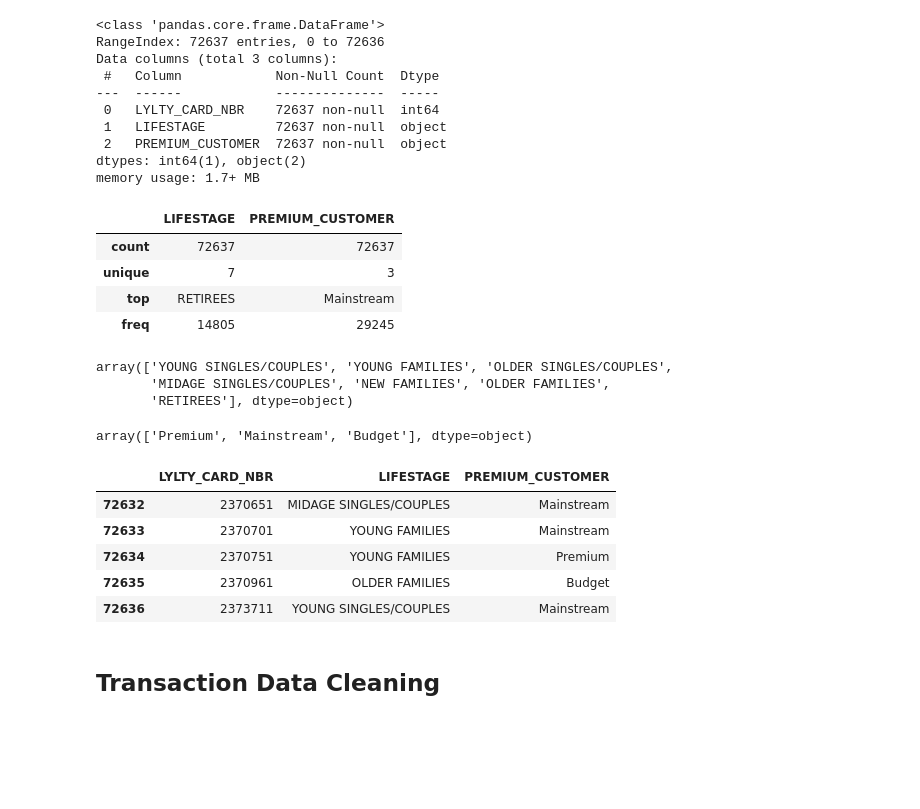
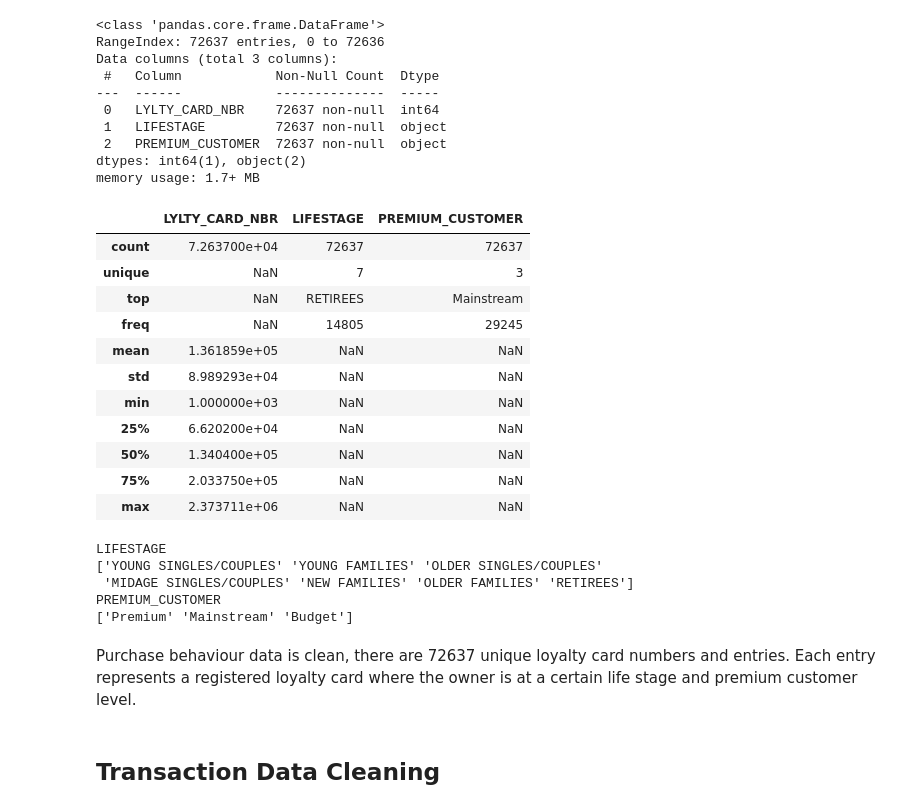
Before and after one commit to hrule/Quantium-Data-Analysis, a Jupyter notebook: Task 1/task1.ipynb, the cells around one changed output. Cells and saved outputs as stored; diff of their text form; code cells hidden in the pictures; blank space fills up the shorter version.

```diff
--- a/Task 1/task1.ipynb
+++ b/Task 1/task1.ipynb
@@ -35,36 +39,38 @@ Data columns (total 3 columns):
 dtypes: int64(1), object(2)
 memory usage: 1.7+ MB
 # %%
-purchase_behaviour.describe(include=["O"])
+purchase_behaviour.describe(include='all')
 # %% [output]
-|  | LIFESTAGE | PREMIUM_CUSTOMER |
-| count | 72637 | 72637 |
-| unique | 7 | 3 |
-| top | RETIREES | Mainstream |
-| freq | 14805 | 29245 |
+|  | LYLTY_CARD_NBR | LIFESTAGE | PREMIUM_CUSTOMER |
+| count | 7.263700e+04 | 72637 | 72637 |
+| unique | NaN | 7 | 3 |
+| top | NaN | RETIREES | Mainstream |
+| freq | NaN | 14805 | 29245 |
+| mean | 1.361859e+05 | NaN | NaN |
+| std | 8.989293e+04 | NaN | NaN |
+| min | 1.000000e+03 | NaN | NaN |
+| 25% | 6.620200e+04 | NaN | NaN |
+| 50% | 1.340400e+05 | NaN | NaN |
+| 75% | 2.033750e+05 | NaN | NaN |
+| max | 2.373711e+06 | NaN | NaN |
 # %%
 for col in purchase_behaviour.columns:
     if purchase_behaviour[col].hasnans:
         print(col)
+
+print("LIFESTAGE")
+print(purchase_behaviour['LIFESTAGE'].unique())
+
+print("PREMIUM_CUSTOMER")
+print(purchase_behaviour['PREMIUM_CUSTOMER'].unique())
+# %% [output]
+LIFESTAGE
+['YOUNG SINGLES/COUPLES' 'YOUNG FAMILIES' 'OLDER SINGLES/COUPLES'
+ 'MIDAGE SINGLES/COUPLES' 'NEW FAMILIES' 'OLDER FAMILIES' 'RETIREES']
+PREMIUM_CUSTOMER
+['Premium' 'Mainstream' 'Budget']
-# %%
-purchase_behaviour['LIFESTAGE'].unique()
-# %% [output]
-array(['YOUNG SINGLES/COUPLES', 'YOUNG FAMILIES', 'OLDER SINGLES/COUPLES',
-       'MIDAGE SINGLES/COUPLES', 'NEW FAMILIES', 'OLDER FAMILIES',
-       'RETIREES'], dtype=object)
-# %%
-purchase_behaviour['PREMIUM_CUSTOMER'].unique()
-# %% [output]
-array(['Premium', 'Mainstream', 'Budget'], dtype=object)
-# %%
-purchase_behaviour.tail()
-# %% [output]
-|  | LYLTY_CARD_NBR | LIFESTAGE | PREMIUM_CUSTOMER |
-| 72632 | 2370651 | MIDAGE SINGLES/COUPLES | Mainstream |
-| 72633 | 2370701 | YOUNG FAMILIES | Mainstream |
-| 72634 | 2370751 | YOUNG FAMILIES | Premium |
-| 72635 | 2370961 | OLDER FAMILIES | Budget |
-| 72636 | 2373711 | YOUNG SINGLES/COUPLES | Mainstream |
+# %% [markdown]
+Purchase behaviour data is clean, there are 72637 unique loyalty card numbers and entries. Each entry represents a registered loyalty card where the owner is at a certain life stage and premium customer level.
 # %% [markdown]
 ## Transaction Data Cleaning
 # %%
```
Also changed, not shown: parts of 133 cells of this notebook, 1 other file.
